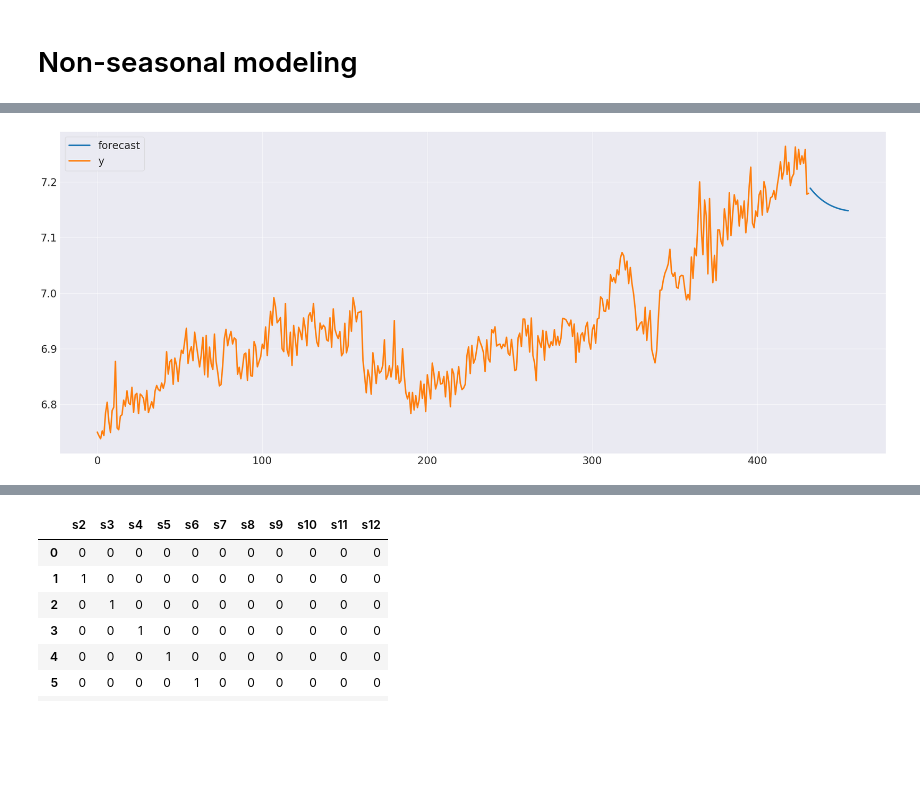
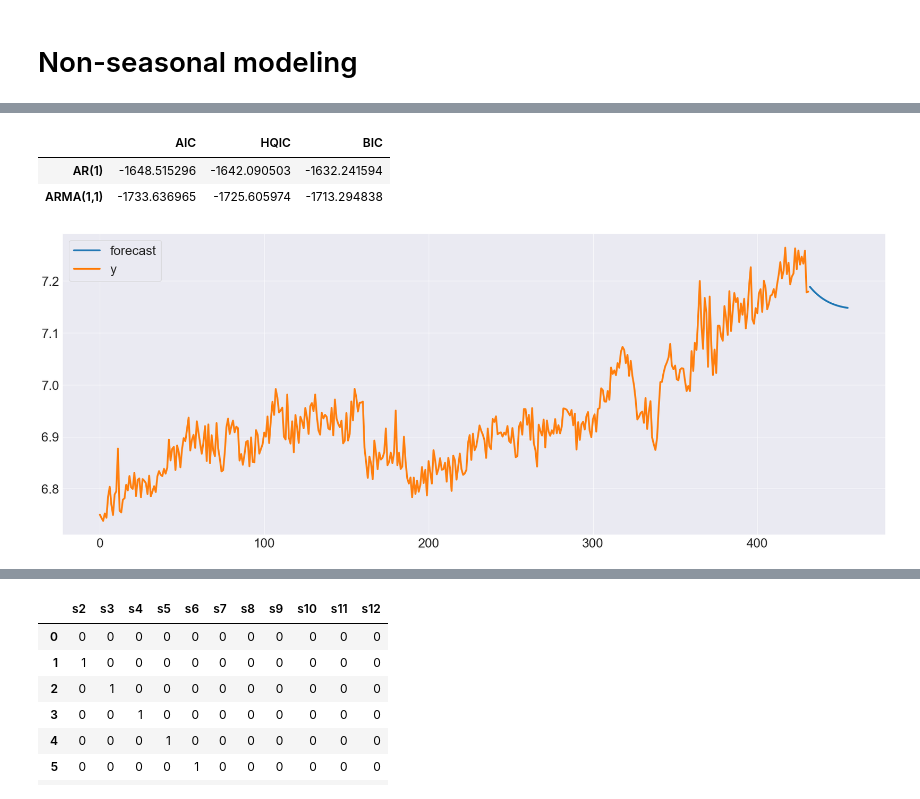
Before and after one commit to bashtage/AFE2020, a Jupyter notebook: SARIMA Modeling.ipynb, the cells around one changed output, grey strips where cells are left out. Saved outputs shown, nothing was run; the diff lists cells and outputs as text; code cells hidden in the pictures; blank space fills up the shorter version.

Commit message:
Update SARIMAX notebook

```diff
--- a/SARIMA Modeling.ipynb
+++ b/SARIMA Modeling.ipynb
@@ -37,7 +37,7 @@ from scipy import stats
 import seaborn as sns
 sns.set_style("darkgrid")
 # These values are optimized for full-screen on a high-resolution monitor
-plt.rc("figure", figsize=(40,16))
+plt.rc("figure", figsize=(32,12))
 plt.rc("font", size=28)
 plt.rc("lines", linewidth=4)
 # %% [markdown]
@@ -87,7 +97,7 @@ Warnings:
 # %%
 y = np.log(data["M3276"])
-res = SARIMAX(y, order=(1,0,1), trend="ct").fit(maxiter=250)
-res.summary()
+arma11_trend = SARIMAX(y, order=(1,0,1), trend="ct").fit(maxiter=250)
+arma11_trend.summary()
 # %% [output]
 SARIMAX Results
 | Dep. Variable: | M3276 | No. Observations: | 432 |
@@ -112,10 +126,18 @@ Warnings:
+# %%
+pd.DataFrame([[ar1_trend.aic, ar1_trend.hqic, ar1_trend.bic],
+              [arma11_trend.aic, arma11_trend.hqic, arma11_trend.bic]],
+            columns=["AIC", "HQIC", "BIC"], index=["AR(1)", "ARMA(1,1)"])
+# %% [output]
+|  | AIC | HQIC | BIC |
+| AR(1) | -1648.515296 | -1642.090503 | -1632.241594 |
+| ARMA(1,1) | -1733.636965 | -1725.605974 | -1713.294838 |
 # %%
 def plot_forecast(y, forecast, tail=None):
     df = pd.DataFrame({"forecast":pd.Series(list(np.nan * y) + list(forecast)),
                    "y": y})
     if tail is not None:
         df = df.tail(tail)
     df.plot()
-plot_forecast(y, res.forecast(24))
+plot_forecast(y, arma11_trend.forecast(24))
 # %% [output]
-[figure, old version]
+[figure, new version]
```
Also changed, not shown: parts of 30 cells of this notebook.
